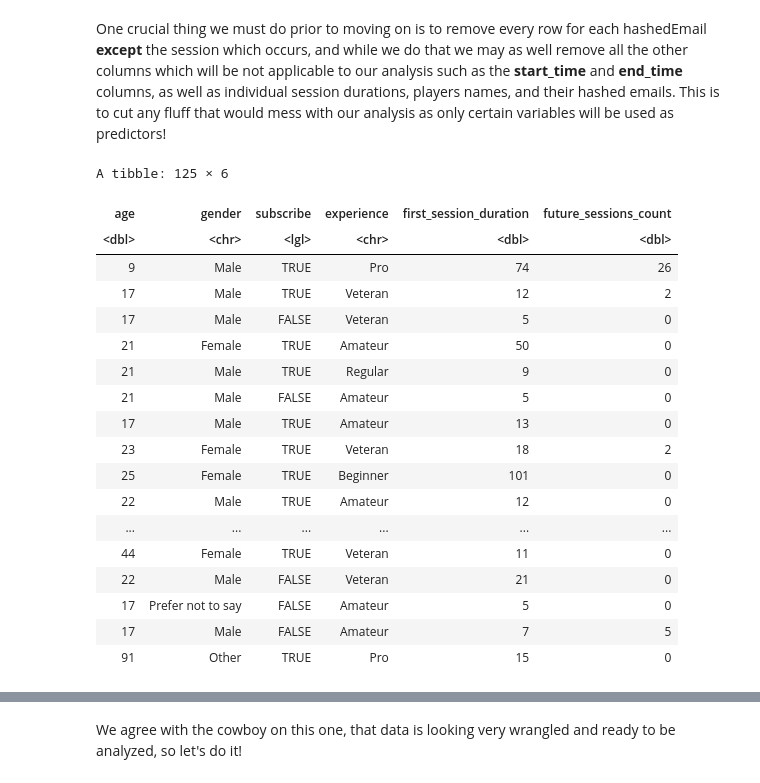
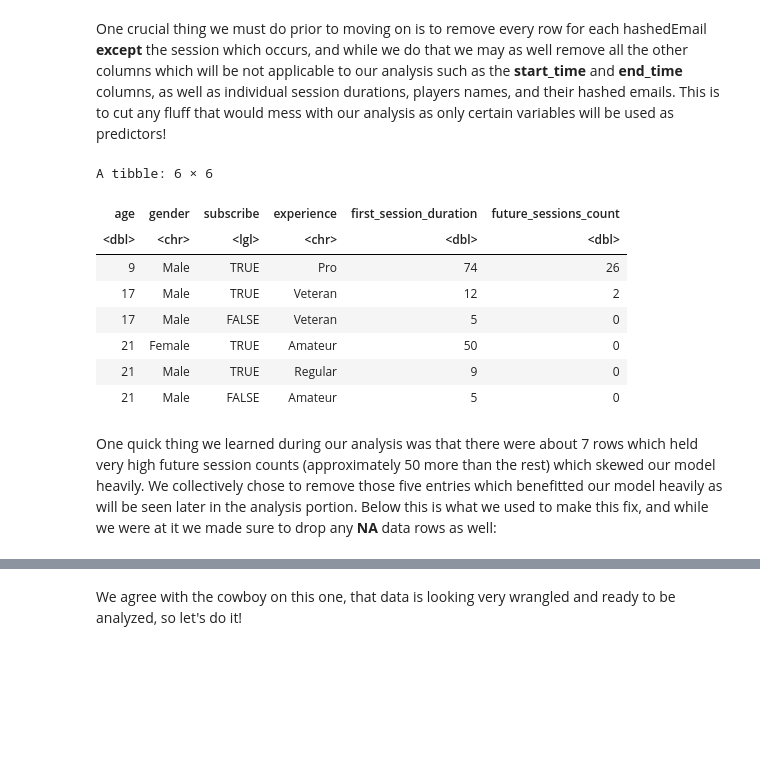
Before and after one commit to derek-m-martin/DSCI100-GroupProject, a Jupyter notebook: project_file.ipynb, the cells around one changed output, grey strips where cells are left out. Drawn from its saved outputs; the diff is of its cells as text; code cells hidden in the pictures; blank space fills up the shorter version.

```diff
--- a/project_file.ipynb
+++ b/project_file.ipynb
@@ -192,28 +193,20 @@ One crucial thing we must do prior to moving on is to remove every row for each
 # %%
 final_wrangled_data <- player_session_finalized |>
   group_by(hashedEmail) |>
-  filter(start_time == min(start_time)) |> # Keep only the first session based on earliest start_time
+  filter(start_time == min(start_time)) |>
   ungroup() |>
   select(age, gender, subscribe, experience, first_session_duration, future_sessions_count)
 
-final_wrangled_data
+head(final_wrangled_data)
 # %% [output]
-A tibble: 125 × 6
+A tibble: 6 × 6
 | age | gender | subscribe | experience | first_session_duration | future_sessions_count |
 | <dbl> | <chr> | <lgl> | <chr> | <dbl> | <dbl> |
 | 9 | Male | TRUE | Pro | 74 | 26 |
 | 17 | Male | TRUE | Veteran | 12 | 2 |
 | 17 | Male | FALSE | Veteran | 5 | 0 |
 | 21 | Female | TRUE | Amateur | 50 | 0 |
 | 21 | Male | TRUE | Regular | 9 | 0 |
 | 21 | Male | FALSE | Amateur | 5 | 0 |
-| 17 | Male | TRUE | Amateur | 13 | 0 |
-| 23 | Female | TRUE | Veteran | 18 | 2 |
-| 25 | Female | TRUE | Beginner | 101 | 0 |
-| 22 | Male | TRUE | Amateur | 12 | 0 |
-| ... | ... | ... | ... | ... | ... |
-| 44 | Female | TRUE | Veteran | 11 | 0 |
-| 22 | Male | FALSE | Veteran | 21 | 0 |
-| 17 | Prefer not to say | FALSE | Amateur | 5 | 0 |
-| 17 | Male | FALSE | Amateur | 7 | 5 |
-| 91 | Other | TRUE | Pro | 15 | 0 |
+# %% [markdown]
+One quick thing we learned during our analysis was that there were about 7 rows which held very high future session counts (approximately 50 more than the rest) which skewed our model heavily. We collectively chose to remove those five entries which benefitted our model heavily as will be seen later in the analysis portion. Below this is what we used to make this fix, and while we were at it we made sure to drop any **NA** data rows as well:
```
Also changed, not shown: parts of 33 cells of this notebook.
